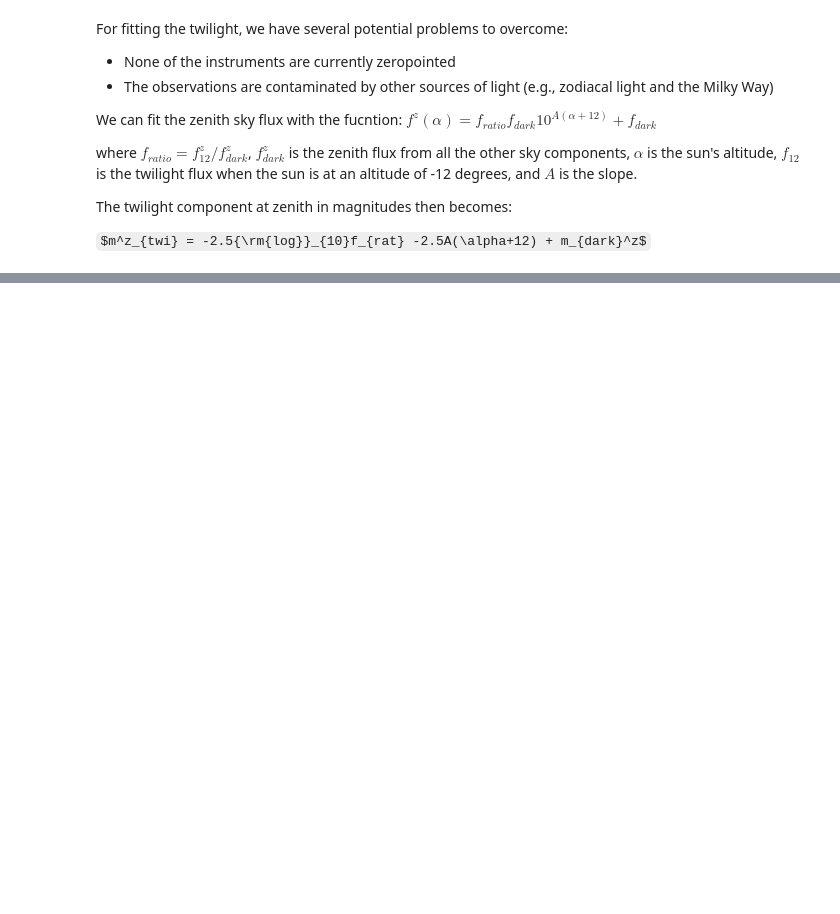
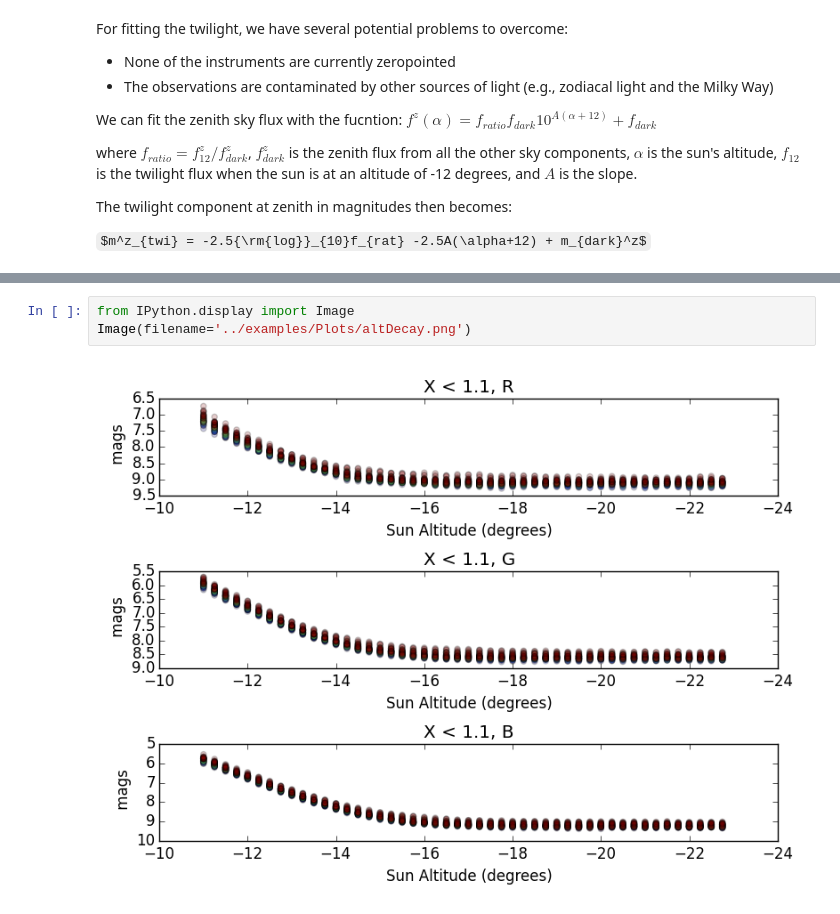
Before and after one commit to lsst-sims/legacy_sims_skybrightness, a Jupyter notebook: doc/TwilightFitting.ipynb, the cells around one changed output, grey strips where cells are left out. Cells and saved outputs as stored; diff of their text form; some formulas as TeX source; blank space fills up the shorter version.

```diff
--- a/doc/TwilightFitting.ipynb
+++ b/doc/TwilightFitting.ipynb
@@ -27,0 +36,5 @@ This model is a fit to the median conditions. In theory, a real time sky monitor
+# %%
+from IPython.display import Image
+Image(filename='../examples/Plots/altDecay.png')
+# %% [output]
+[figure, added]
```
Also changed, not shown: parts of 6 cells of this notebook, 4 other files.
